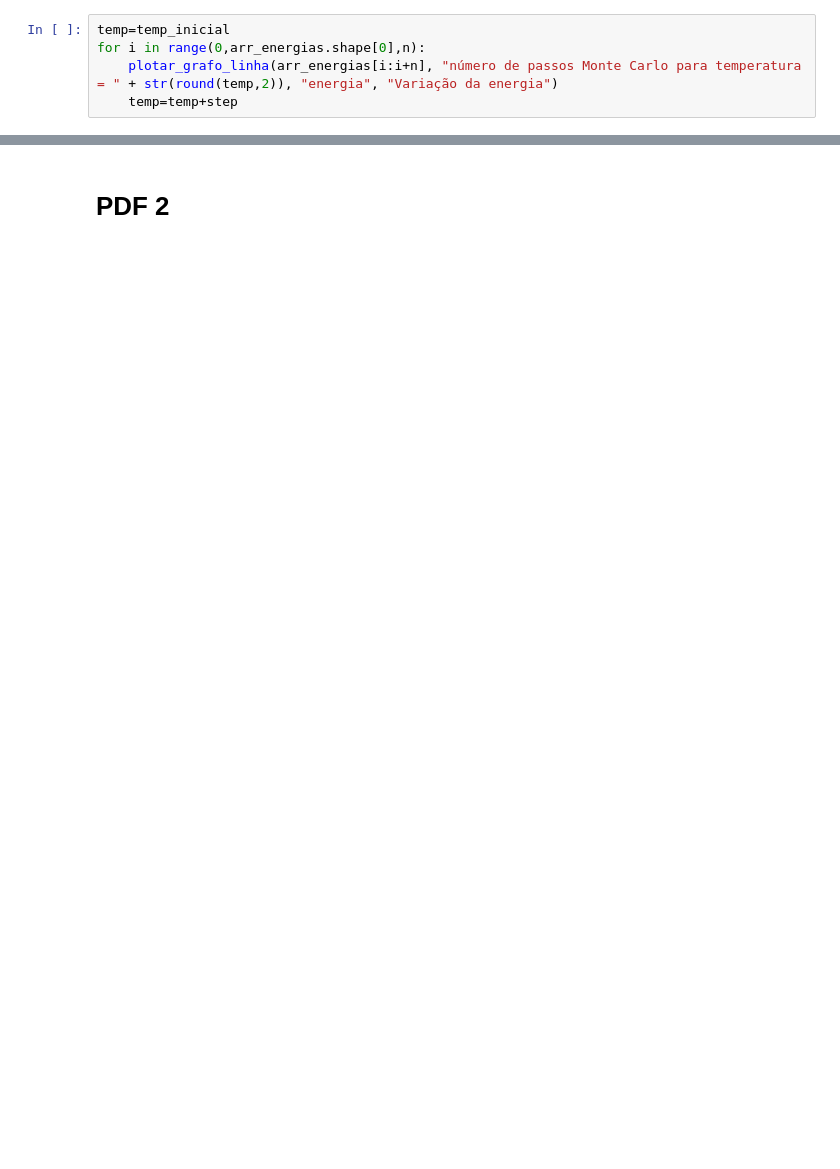
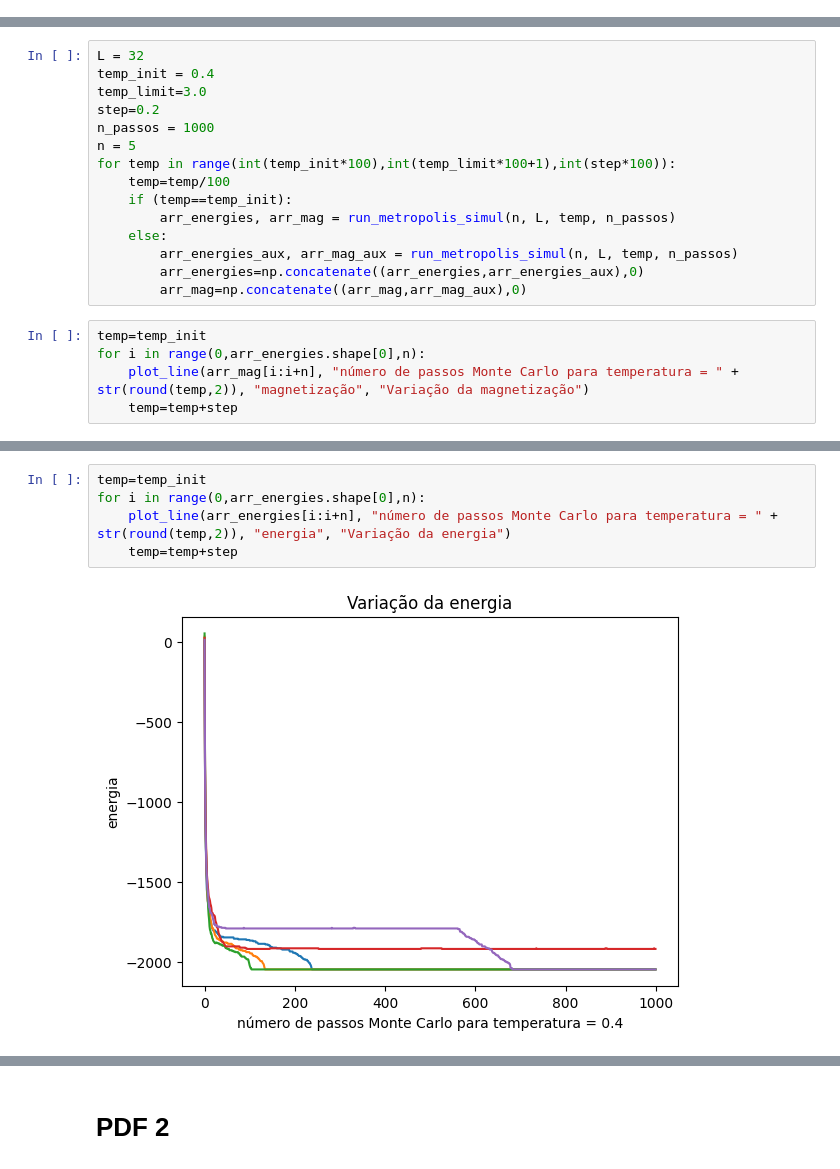
Before and after one commit to gabrielliman/Ising-Model, a Jupyter notebook: IFC_IsingModel-cp.ipynb, the cells around one changed output, grey strips where cells are left out. Saved outputs shown, nothing was run; the diff lists cells and outputs as text; blank space fills up the shorter version.

```diff
--- a/IFC_IsingModel-cp.ipynb
+++ b/IFC_IsingModel-cp.ipynb
@@ -144,5 +0,0 @@ for i in range(0,arr_energias.shape[0],n):
-# %%
-temp=temp_inicial
-for i in range(0,arr_energias.shape[0],n):
-    plotar_grafo_linha(arr_energias[i:i+n], "número de passos Monte Carlo para temperatura = " + str(round(temp,2)), "energia", "Variação da energia")
-    temp=temp+step
@@ -148,0 +210,20 @@ for i in range(0,arr_energias.shape[0],n):
+# %%
+L = 32
+temp_init = 0.4
+temp_limit=3.0
+step=0.2
+n_passos = 1000
+n = 5
+for temp in range(int(temp_init*100),int(temp_limit*100+1),int(step*100)):
+    temp=temp/100
+    if (temp==temp_init):
+        arr_energies, arr_mag = run_metropolis_simul(n, L, temp, n_passos)
+    else:
+        arr_energies_aux, arr_mag_aux = run_metropolis_simul(n, L, temp, n_passos)
+        arr_energies=np.concatenate((arr_energies,arr_energies_aux),0)
+        arr_mag=np.concatenate((arr_mag,arr_mag_aux),0)
+# %%
+temp=temp_init
+for i in range(0,arr_energies.shape[0],n):
+    plot_line(arr_mag[i:i+n], "número de passos Monte Carlo para temperatura = " + str(round(temp,2)), "magnetização", "Variação da magnetização")
+    temp=temp+step
@@ -148,0 +245,7 @@ for i in range(0,arr_energias.shape[0],n):
+# %%
+temp=temp_init
+for i in range(0,arr_energies.shape[0],n):
+    plot_line(arr_energies[i:i+n], "número de passos Monte Carlo para temperatura = " + str(round(temp,2)), "energia", "Variação da energia")
+    temp=temp+step
+# %% [output]
+[figure, added]
```
Also changed, not shown: parts of 87 cells of this notebook.
